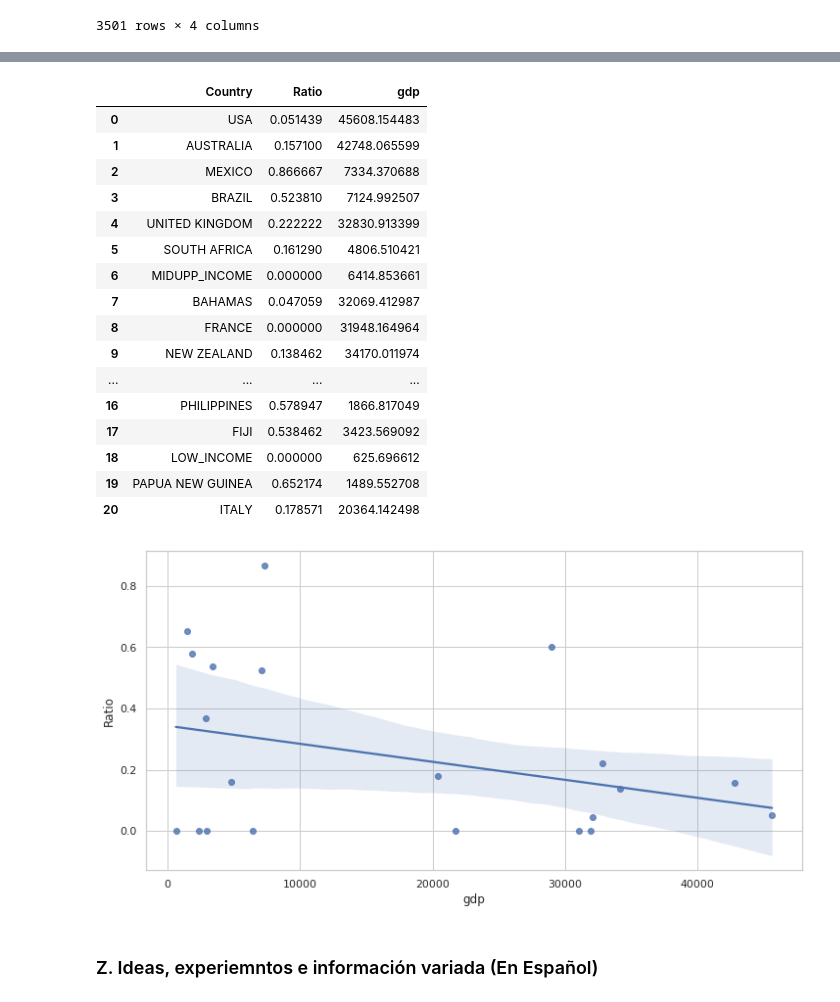
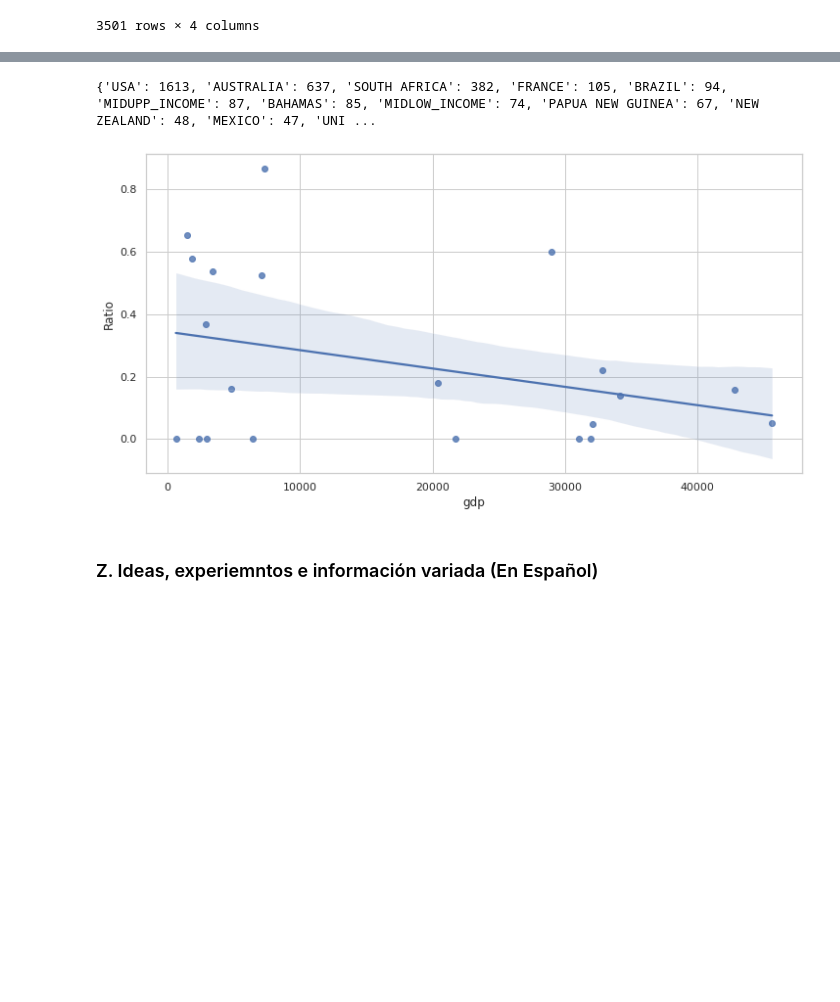
Before and after one commit to DiSanchz/data-cleaning-pandas, a Jupyter notebook: clean.ipynb, the cells around one changed output, grey strips where cells are left out. Drawn from its saved outputs; the diff is of its cells as text; code cells hidden in the pictures; blank space fills up the shorter version.

```diff
--- a/clean.ipynb
+++ b/clean.ipynb
@@ -995,22 +1010,8 @@ GDP_df_2 = GDP_df_1
 # %%
-display(GDP_df_2)
+
 sns.regplot(x= "gdp", y="Ratio" , data=GDP_df_2);
+pais_count_v2 = dict(attacks_1_4_3_gdp3['Country'].value_counts())
+print(pais_count_v2)
 # %% [output]
-|  | Country | Ratio | gdp |
-| 0 | USA | 0.051439 | 45608.154483 |
-| 1 | AUSTRALIA | 0.157100 | 42748.065599 |
-| 2 | MEXICO | 0.866667 | 7334.370688 |
-| 3 | BRAZIL | 0.523810 | 7124.992507 |
-| 4 | UNITED KINGDOM | 0.222222 | 32830.913399 |
-| 5 | SOUTH AFRICA | 0.161290 | 4806.510421 |
-| 6 | MIDUPP_INCOME | 0.000000 | 6414.853661 |
-| 7 | BAHAMAS | 0.047059 | 32069.412987 |
-| 8 | FRANCE | 0.000000 | 31948.164964 |
-| 9 | NEW ZEALAND | 0.138462 | 34170.011974 |
-| ... | ... | ... | ... |
-| 16 | PHILIPPINES | 0.578947 | 1866.817049 |
-| 17 | FIJI | 0.538462 | 3423.569092 |
-| 18 | LOW_INCOME | 0.000000 | 625.696612 |
-| 19 | PAPUA NEW GUINEA | 0.652174 | 1489.552708 |
-| 20 | ITALY | 0.178571 | 20364.142498 |
+{'USA': 1613, 'AUSTRALIA': 637, 'SOUTH AFRICA': 382, 'FRANCE': 105, 'BRAZIL': 94, 'MIDUPP_INCOME': 87, 'BAHAMAS': 85, 'MIDLOW_INCOME': 74, 'PAPUA NEW GUINEA': 67, 'NEW ZEALAND': 48, 'MEXICO': 47, 'UNI ...
-[figure, old version]
+[figure, new version]
```
Also changed, not shown: parts of 6 cells of this notebook.
